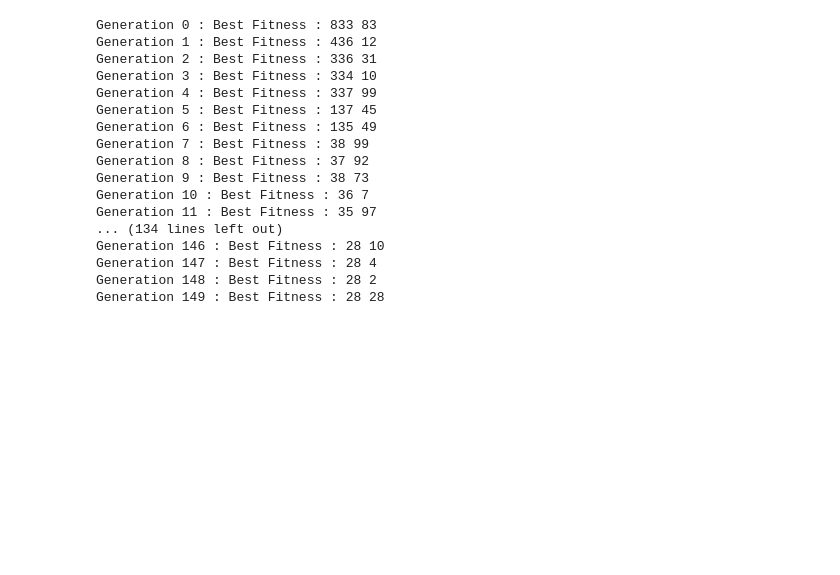
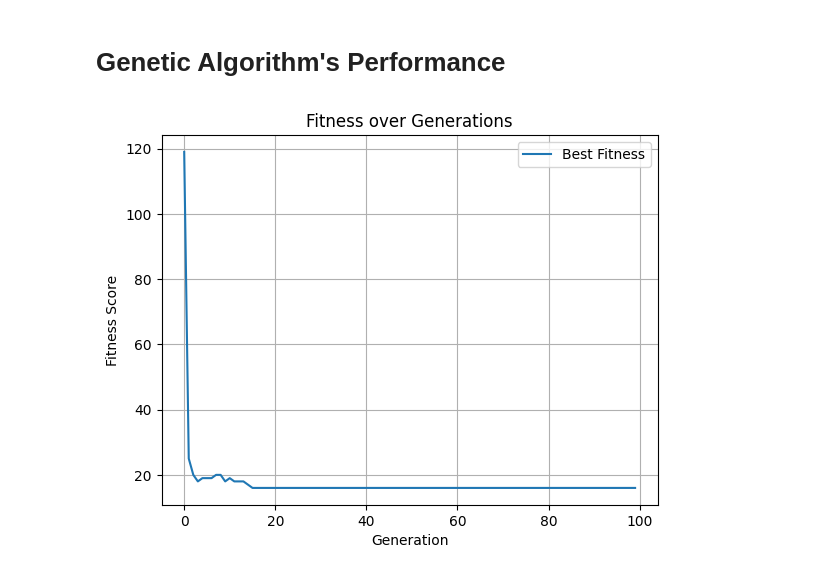
Before and after one commit to qyorie/school-works, a Jupyter notebook: CSP3/vertex-cover-ga-jupyter.ipynb, the cells around one changed output. Saved outputs shown, nothing was run; the diff lists cells and outputs as text; code cells hidden in the pictures; blank space fills up the shorter version.

```diff
--- a/CSP3/vertex-cover-ga-jupyter.ipynb
+++ b/CSP3/vertex-cover-ga-jupyter.ipynb
@@ -44,10 +49,12 @@ def generate_initial_population(graph, POPULATION_SIZE):
 # %%
 def mutation(offspring, MUTATION_RATE):
     """
-    It mutates the parent (ind) to produce mutated chromosome
+    This function applies mutation to an offspring chromosome by flipping each
+    gene (0 to 1 or 1 to 0) with a probability defined by MUTATION_RATE.
 
     Input:
     1 - offspring
+    2 - MUTATION_RATE
 
     Output:
     mutate
@@ -78,10 +97,13 @@ def uniform_crossover(parent1, parent2):
 # %%
 def tournament_selection(population, fitness_score, tournament_size = 3):
     """
+    Randomly select 3 candidate chromosomes from the population
+    then choose the best solution out of the 3 candidates.
+
     Input:
-    population
-    fitness_score
-    tournament_size
+    1 - population
+    2 - fitness_score
+    3 - tournament_size
 
     Output:
     selected_parent
@@ -109,5 +144,19 @@ def print_layout(graph, sol):
 # %%
 def fitness(G, ind, penalty_weight = 100):
+   """"
+   This function calculates the fitness of a vertex cover solution. It adds a penalty
+   for each uncovered edge and returns a score combining the number of selected vertices
+   and uncovered edges. Lower scores represent better solutions
+
+   input:
+   1 - G (graph)
+   2 - ind
+   3 - penalty_weight
+
+   output:
+   1 - score
+
+   """
    score = 0
    uncovered = 0
 
@@ -118,0 +170,7 @@ def fitness(G, ind, penalty_weight = 100):
+# %%
+# Necessary Parameters
+POPULATION_SIZE = 100
+MUTATION_RATE = 0.01
+GENERATION = 100
+NUM_NODES = 30
+NUM_EDGES = 40
@@ -146,22 +220,13 @@ def run_ga(G, POPULATION_SIZE = 100, MUTATION_RATE = 0.5, GENERATION = 100):
-# %%
-G = generate_graph(50, 100)
-pop = run_ga(G, POPULATION_SIZE=100, MUTATION_RATE=0.02, GENERATION=150)
-# %% [output]
-Generation 0 : Best Fitness : 833 83
-Generation 1 : Best Fitness : 436 12
-Generation 2 : Best Fitness : 336 31
-Generation 3 : Best Fitness : 334 10
-Generation 4 : Best Fitness : 337 99
-Generation 5 : Best Fitness : 137 45
-Generation 6 : Best Fitness : 135 49
-Generation 7 : Best Fitness : 38 99
-Generation 8 : Best Fitness : 37 92
-Generation 9 : Best Fitness : 38 73
-Generation 10 : Best Fitness : 36 7
-Generation 11 : Best Fitness : 35 97
-... (134 lines left out)
-Generation 146 : Best Fitness : 28 10
-Generation 147 : Best Fitness : 28 4
-Generation 148 : Best Fitness : 28 2
-Generation 149 : Best Fitness : 28 28
+# %% [markdown]
+# Genetic Algorithm's Performance
+# %%
+plt.plot(best_fitness_per_gen, label='Best Fitness')
+plt.xlabel('Generation')
+plt.ylabel('Fitness Score')
+plt.title('Fitness over Generations')
+plt.legend()
+plt.grid(True)
+plt.show()
+# %% [output]
+[figure, added]
 # %%
```
Also changed, not shown: parts of 16 cells of this notebook.
